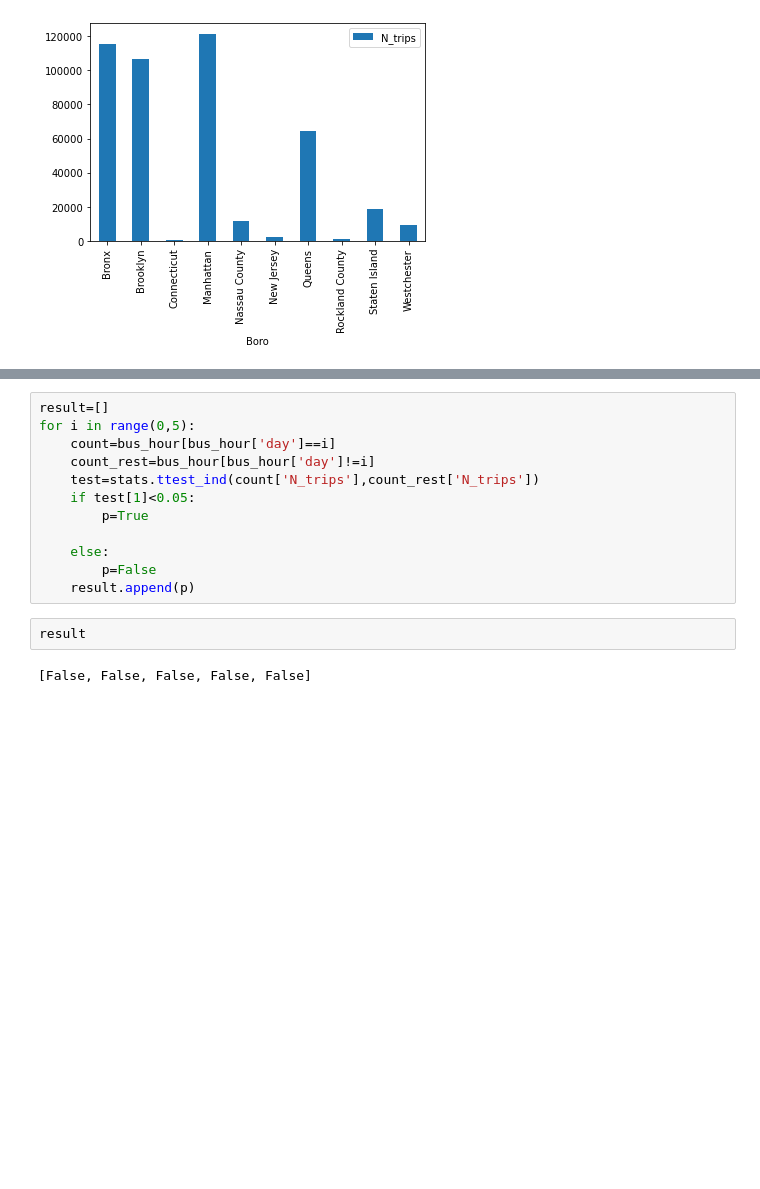
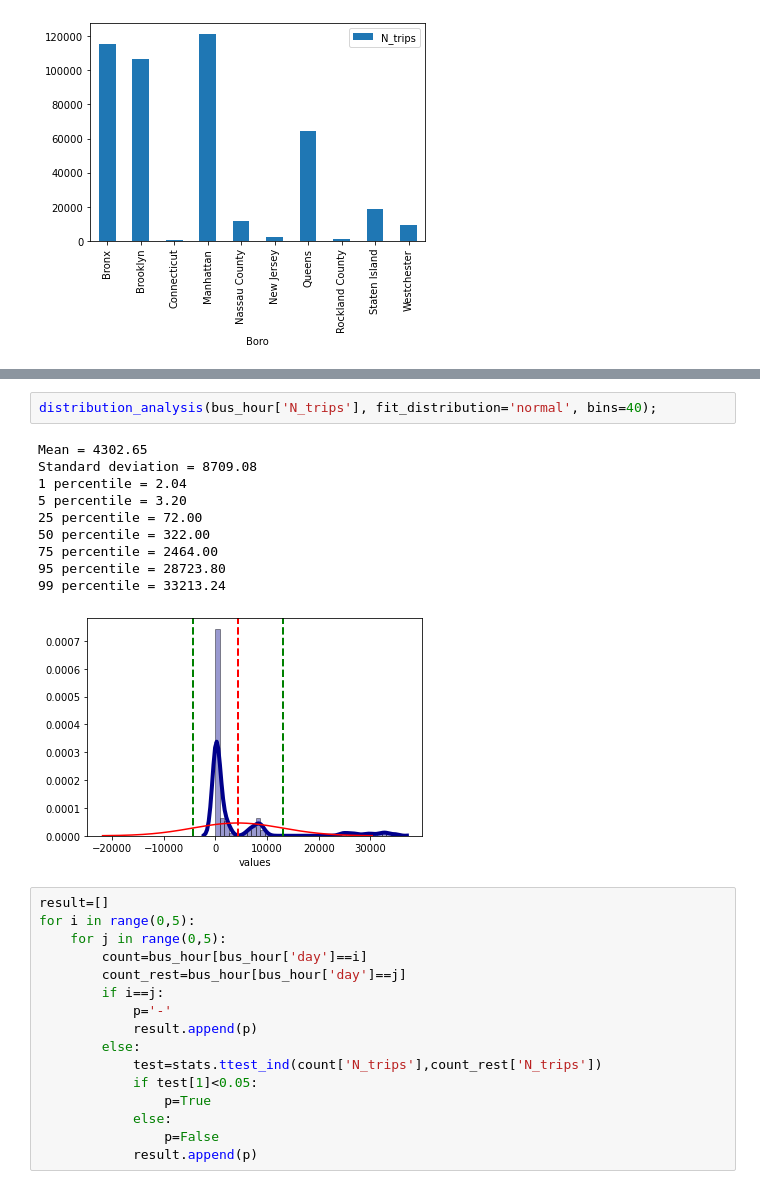
Before and after one commit to kylintq/Bus-breakdown, a Jupyter notebook: BUS data.ipynb, the cells around one changed output, grey strips where cells are left out. Saved outputs shown, nothing was run; the diff lists cells and outputs as text; blank space fills up the shorter version.

```diff
--- a/BUS data.ipynb
+++ b/BUS data.ipynb
@@ -115,16 +260,29 @@ bus_hour.rename(columns={'Breakdown_or_Running_Late':'N_trips'}, inplace=True)
+# %%
+distribution_analysis(bus_hour['N_trips'], fit_distribution='normal', bins=40);
+# %% [output]
+Mean = 4302.65
+Standard deviation = 8709.08
+1 percentile = 2.04
+5 percentile = 3.20
+25 percentile = 72.00
+50 percentile = 322.00
+75 percentile = 2464.00
+95 percentile = 28723.80
+99 percentile = 33213.24
+[figure, added]
 # %%
 result=[]
 for i in range(0,5):
-    count=bus_hour[bus_hour['day']==i]
-    count_rest=bus_hour[bus_hour['day']!=i]
-    test=stats.ttest_ind(count['N_trips'],count_rest['N_trips'])
-    if test[1]<0.05:
-        p=True
-
-    else:
-        p=False
-    result.append(p)
+    for j in range(0,5):
+        count=bus_hour[bus_hour['day']==i]
+        count_rest=bus_hour[bus_hour['day']==j]
+        if i==j:
+            p='-'
+            result.append(p)
+        else:
+            test=stats.ttest_ind(count['N_trips'],count_rest['N_trips'])
+            if test[1]<0.05:
+                p=True
+            else:
+                p=False
+            result.append(p)
-# %%
-result
-# %% [output]
-[False, False, False, False, False]
```
Also changed, not shown: parts of 26 cells of this notebook.
